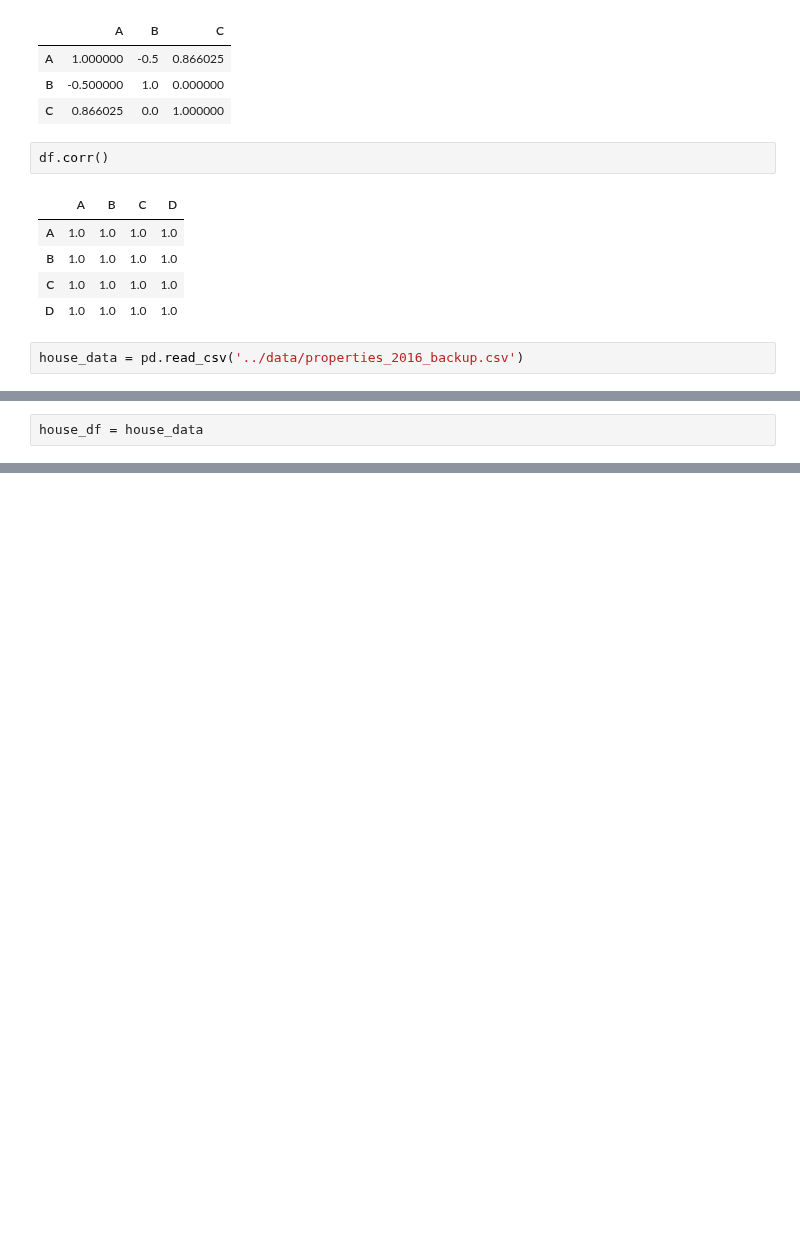
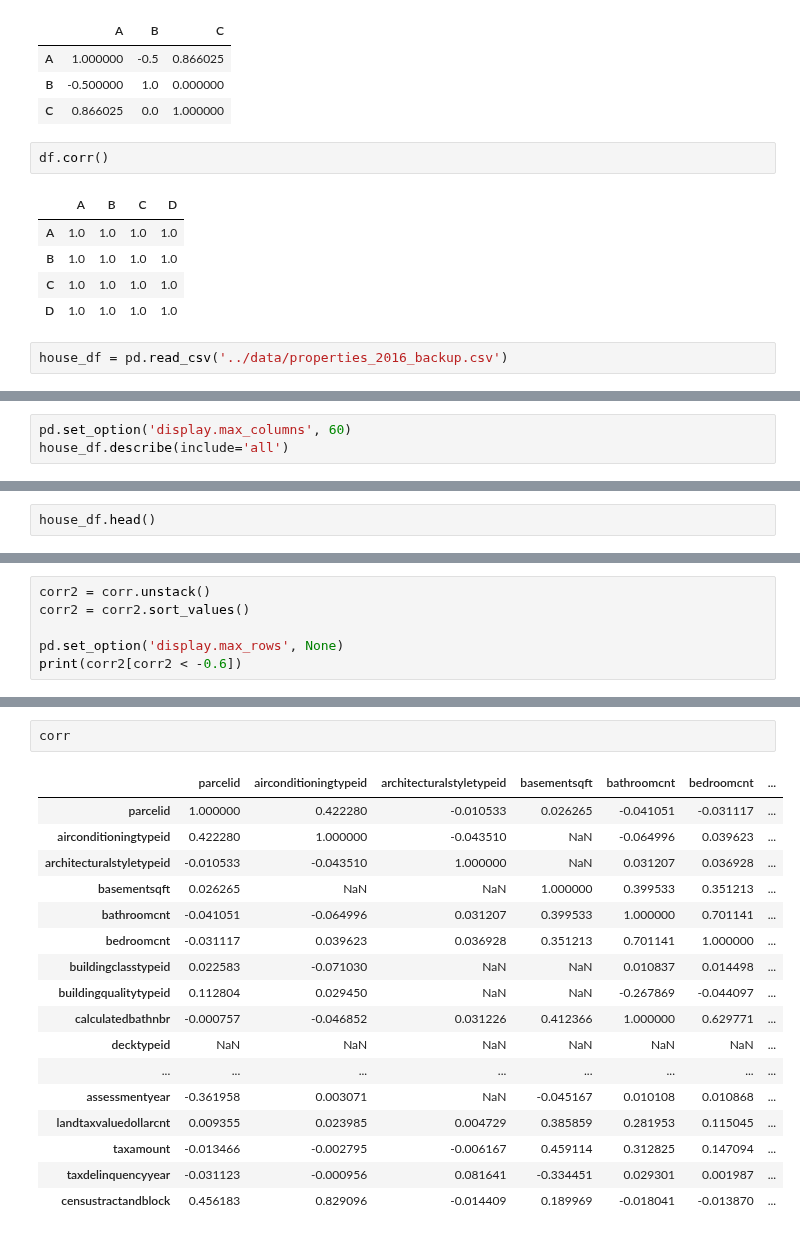
Before and after one commit to caitaozhan/CSE519-Homework-Project, a Jupyter notebook: src/test_seaborn.ipynb, the cells around one changed output, grey strips where cells are left out. Drawn from its saved outputs; the diff is of its cells as text; blank space fills up the shorter version.

```diff
--- a/src/test_seaborn.ipynb
+++ b/src/test_seaborn.ipynb
@@ -167,5 +166,5 @@ df.corr()
 | C | 1.0 | 1.0 | 1.0 | 1.0 |
 | D | 1.0 | 1.0 | 1.0 | 1.0 |
 # %%
-house_data = pd.read_csv('../data/properties_2016_backup.csv')
+house_df = pd.read_csv('../data/properties_2016_backup.csv')
 # %%
@@ -181,3 +180,6 @@ house_data.describe()
 | 75% | 1.409712e+07 | 1.000000 | 7.000000 | 847.250000 | 3.000000e+00 | 4.000000e+00 | ... |
 | max | 1.696019e+08 | 13.000000 | 27.000000 | 8516.000000 | 2.000000e+01 | 2.000000e+01 | ... |
 8 rows × 53 columns
+# %%
+pd.set_option('display.max_columns', 60)
+house_df.describe(include='all')
@@ -184,2 +199,2 @@ house_data.describe()
 # %%
-house_df = house_data
+house_df.head()
@@ -214,0 +227,6 @@ plt.show()
+# %%
+corr2 = corr.unstack()
+corr2 = corr2.sort_values()
+
+pd.set_option('display.max_rows', None)
+print(corr2[corr2 < -0.6])
@@ -214,0 +251,20 @@ plt.show()
+# %%
+corr
+# %% [output]
+|  | parcelid | airconditioningtypeid | architecturalstyletypeid | basementsqft | bathroomcnt | bedroomcnt | ... |
+| parcelid | 1.000000 | 0.422280 | -0.010533 | 0.026265 | -0.041051 | -0.031117 | ... |
+| airconditioningtypeid | 0.422280 | 1.000000 | -0.043510 | NaN | -0.064996 | 0.039623 | ... |
+| architecturalstyletypeid | -0.010533 | -0.043510 | 1.000000 | NaN | 0.031207 | 0.036928 | ... |
+| basementsqft | 0.026265 | NaN | NaN | 1.000000 | 0.399533 | 0.351213 | ... |
+| bathroomcnt | -0.041051 | -0.064996 | 0.031207 | 0.399533 | 1.000000 | 0.701141 | ... |
+| bedroomcnt | -0.031117 | 0.039623 | 0.036928 | 0.351213 | 0.701141 | 1.000000 | ... |
+| buildingclasstypeid | 0.022583 | -0.071030 | NaN | NaN | 0.010837 | 0.014498 | ... |
+| buildingqualitytypeid | 0.112804 | 0.029450 | NaN | NaN | -0.267869 | -0.044097 | ... |
+| calculatedbathnbr | -0.000757 | -0.046852 | 0.031226 | 0.412366 | 1.000000 | 0.629771 | ... |
+| decktypeid | NaN | NaN | NaN | NaN | NaN | NaN | ... |
+| ... | ... | ... | ... | ... | ... | ... | ... |
+| assessmentyear | -0.361958 | 0.003071 | NaN | -0.045167 | 0.010108 | 0.010868 | ... |
+| landtaxvaluedollarcnt | 0.009355 | 0.023985 | 0.004729 | 0.385859 | 0.281953 | 0.115045 | ... |
+| taxamount | -0.013466 | -0.002795 | -0.006167 | 0.459114 | 0.312825 | 0.147094 | ... |
+| taxdelinquencyyear | -0.031123 | -0.000956 | 0.081641 | -0.334451 | 0.029301 | 0.001987 | ... |
+| censustractandblock | 0.456183 | 0.829096 | -0.014409 | 0.189969 | -0.018041 | -0.013870 | ... |
```
Also changed, not shown: parts of 9 cells of this notebook, 3 other files.
